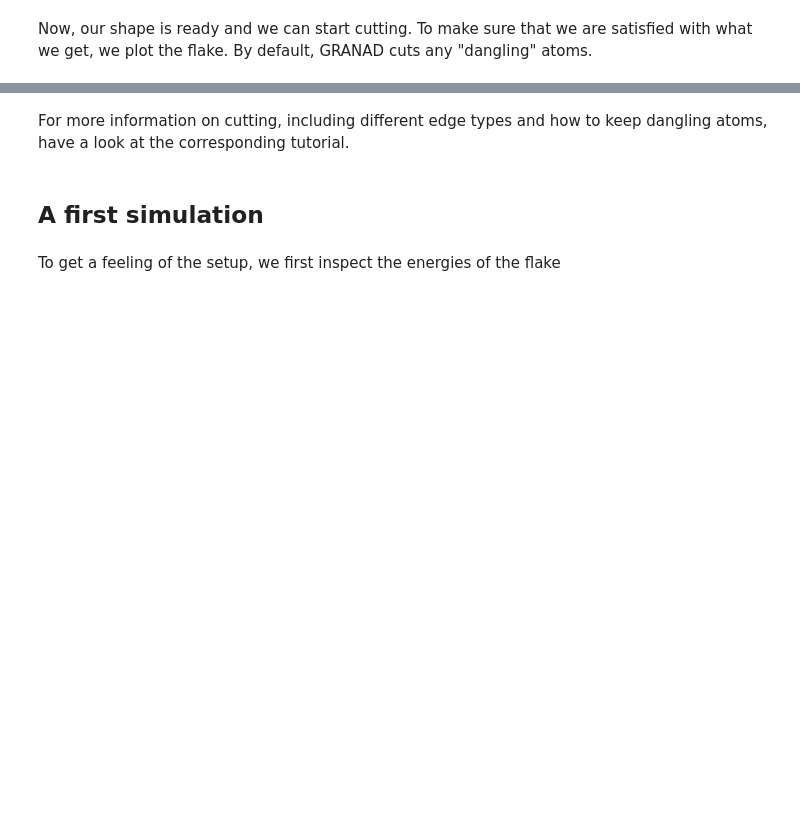
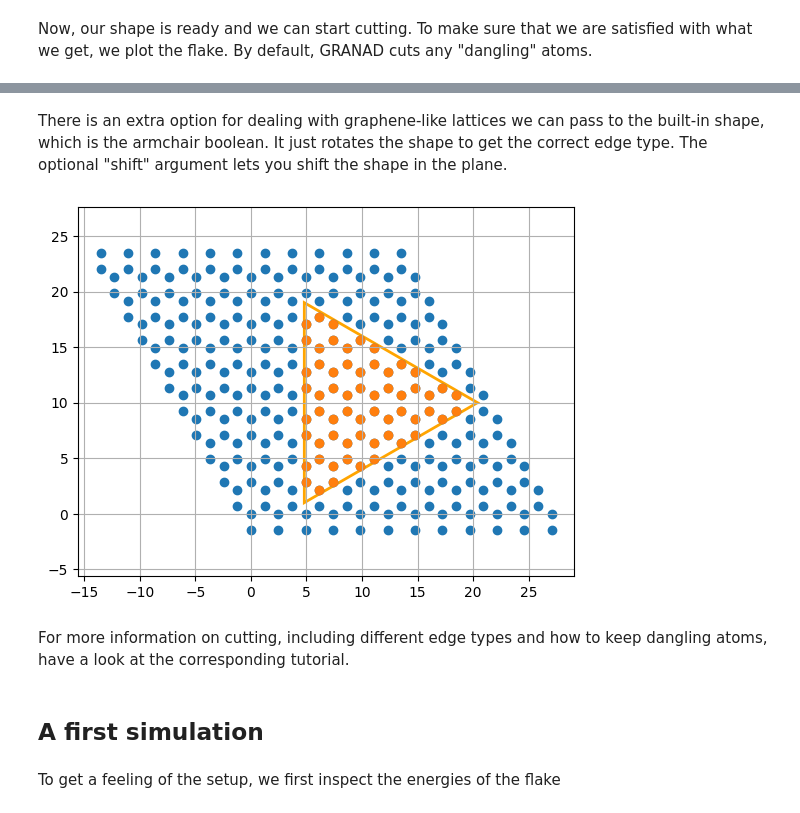
Before and after one commit to GRANADlauncher/granad, a Jupyter notebook: tutorials/a_getting_started.ipynb, the cells around one changed output, grey strips where cells are left out. Drawn from its saved outputs; the diff is of its cells as text; code cells hidden in the pictures; blank space fills up the shorter version.

```diff
--- a/tutorials/a_getting_started.ipynb
+++ b/tutorials/a_getting_started.ipynb
@@ -116,3 +126,10 @@ group id 3 : 26 orbitals
+# %% [markdown]
+There is an extra option for dealing with graphene-like lattices we can pass to the built-in shape, which is the armchair boolean. It just rotates the shape to get the correct edge type. The optional "shift" argument lets you shift the shape in the plane.
+# %%
+triangle_ac = Triangle(18, armchair = True, shift = [10,10])
+my_first_flake = graphene.cut_flake(triangle_ac, plot = True)
+# %% [output]
+[figure, added]
 # %% [markdown]
 For more information on cutting, including different edge types and how to keep dangling atoms, have a look at the corresponding tutorial.
 # %% [markdown]
```
Also changed, not shown: parts of 14 cells of this notebook, 27 other files.
